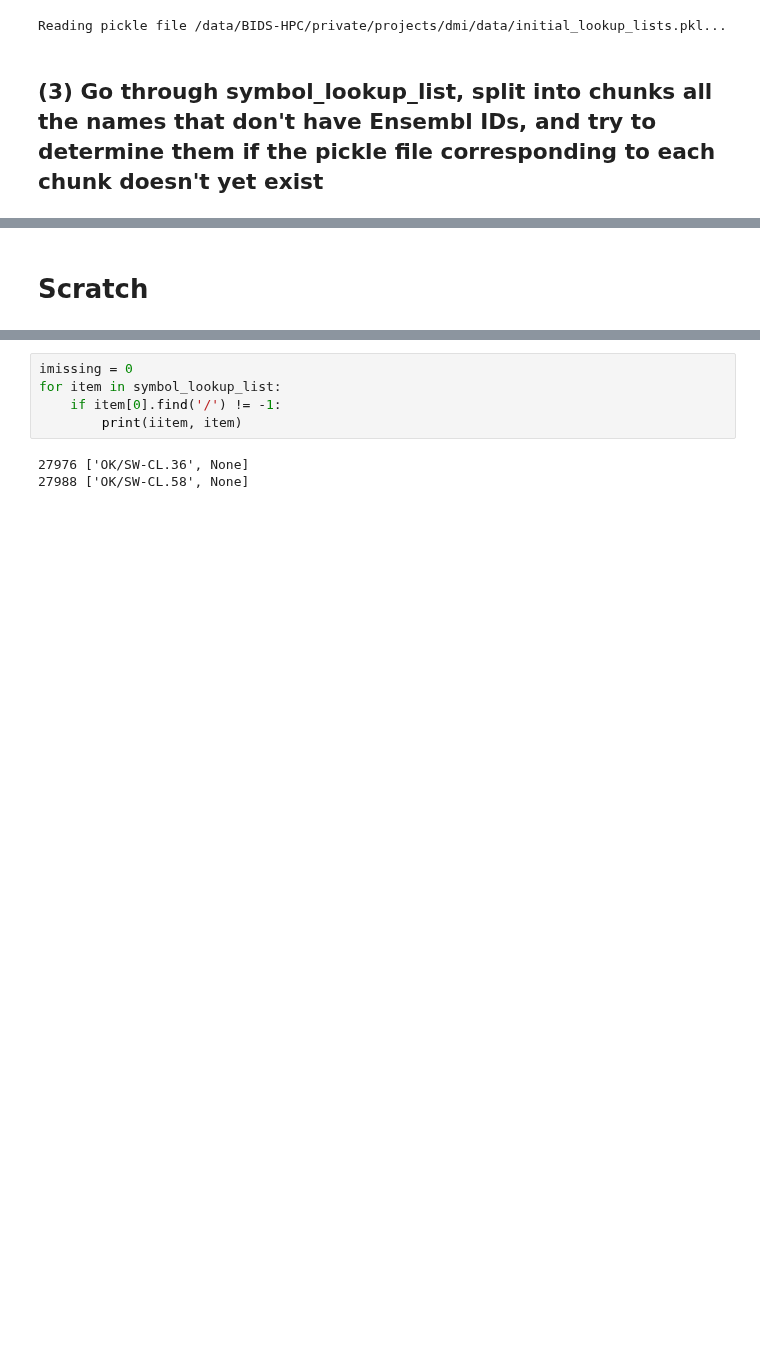
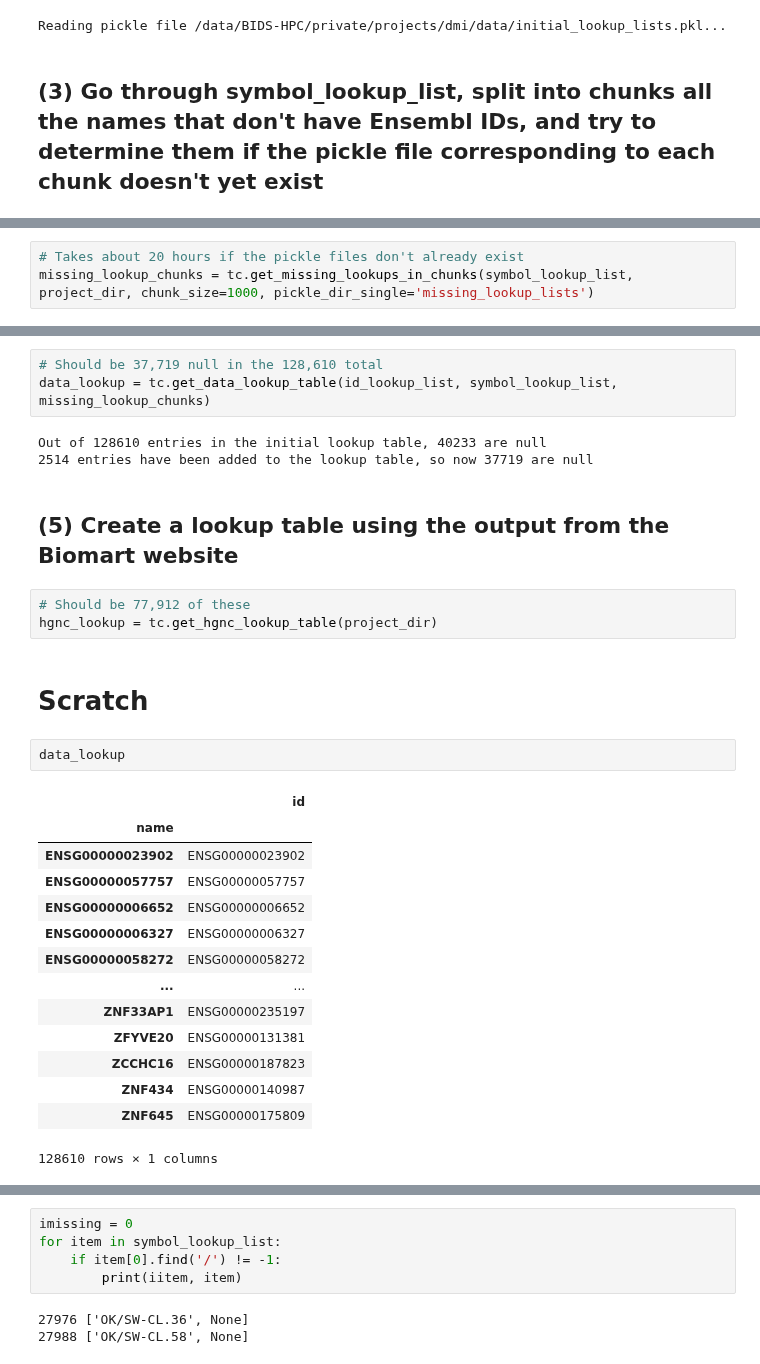
Before and after one commit to andrew-weisman/target_classification, a Jupyter notebook: main.ipynb, the cells around one changed output, grey strips where cells are left out. Cells and saved outputs as stored; diff of their text form; blank space fills up the shorter version.

Commit message:
Created a full data lookup table and a Pandas HGNC lookup table as the latter seems to add ~30 Ensembl IDs

```diff
--- a/main.ipynb
+++ b/main.ipynb
@@ -51,0 +29,3 @@ KeyboardInterrupt:
+# %%
+# Takes about 20 hours if the pickle files don't already exist
+missing_lookup_chunks = tc.get_missing_lookups_in_chunks(symbol_lookup_list, project_dir, chunk_size=1000, pickle_dir_single='missing_lookup_lists')
@@ -52,2 +52,30 @@ KeyboardInterrupt:
+# %%
+# Should be 37,719 null in the 128,610 total
+data_lookup = tc.get_data_lookup_table(id_lookup_list, symbol_lookup_list, missing_lookup_chunks)
+# %% [output]
+Out of 128610 entries in the initial lookup table, 40233 are null
+2514 entries have been added to the lookup table, so now 37719 are null
+# %% [markdown]
+## (5) Create a lookup table using the output from the Biomart website
+# %%
+# Should be 77,912 of these
+hgnc_lookup = tc.get_hgnc_lookup_table(project_dir)
 # %% [markdown]
 # Scratch
+# %%
+data_lookup
+# %% [output]
+|  | id |
+| name |  |
+| ENSG00000023902 | ENSG00000023902 |
+| ENSG00000057757 | ENSG00000057757 |
+| ENSG00000006652 | ENSG00000006652 |
+| ENSG00000006327 | ENSG00000006327 |
+| ENSG00000058272 | ENSG00000058272 |
+| ... | ... |
+| ZNF33AP1 | ENSG00000235197 |
+| ZFYVE20 | ENSG00000131381 |
+| ZCCHC16 | ENSG00000187823 |
+| ZNF434 | ENSG00000140987 |
+| ZNF645 | ENSG00000175809 |
+128610 rows × 1 columns
```
Also changed, not shown: parts of 19 cells of this notebook, 2 other files.
